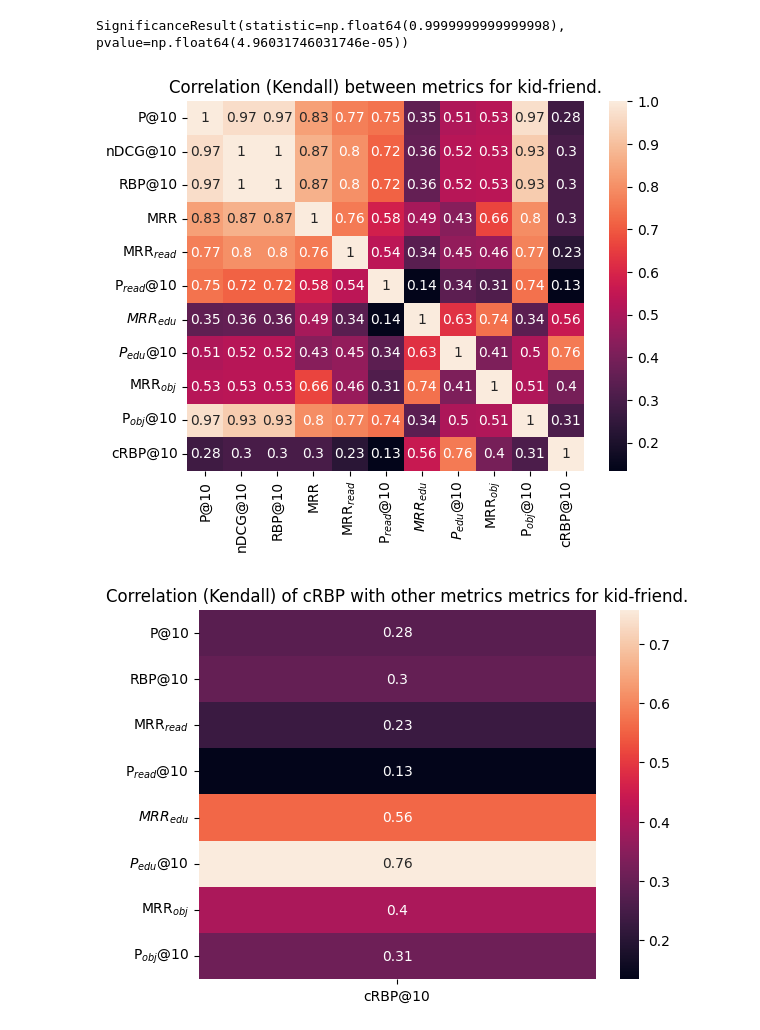
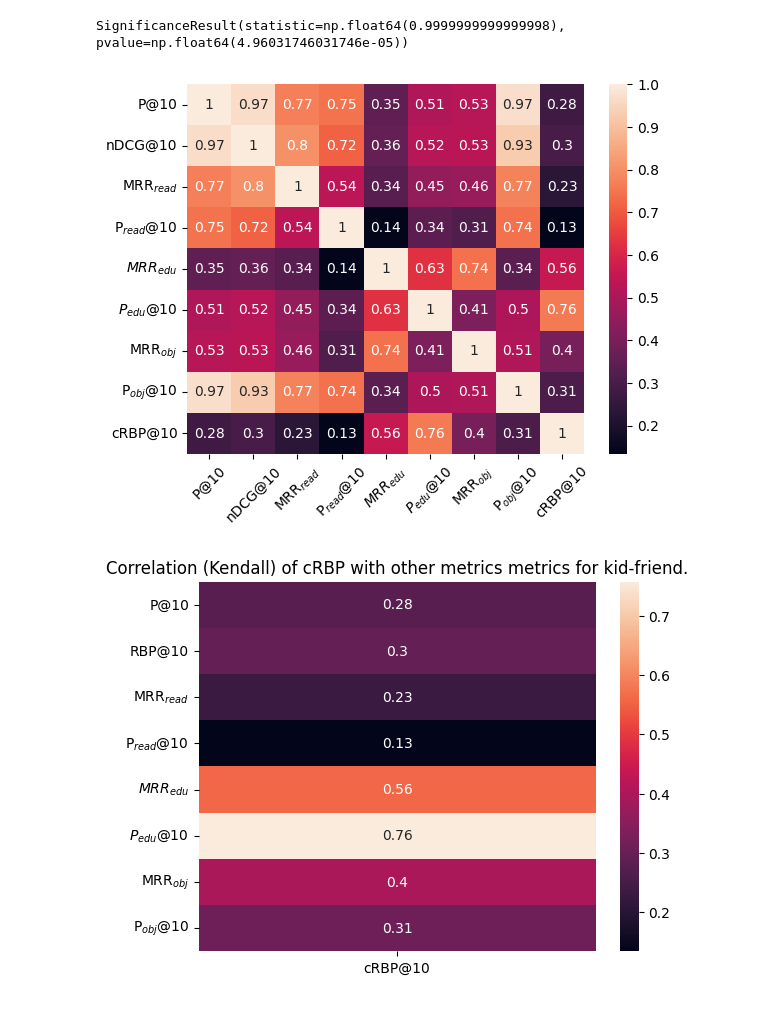
Before and after one commit to SOLandChildren/ChildCenteredEvaluation, a Jupyter notebook: code/evaluation.ipynb, the cells around one changed output. Saved outputs shown, nothing was run; the diff lists cells and outputs as text; code cells hidden in the pictures.

Commit message:
Added more visualisationa

```diff
--- a/code/evaluation.ipynb
+++ b/code/evaluation.ipynb
@@ -984,22 +984,25 @@ SignificanceResult(statistic=np.float64(0.9999999999999998), pvalue=np.float64(4
 # %%
 import seaborn as sns
 import pandas as pd
 import matplotlib.pyplot as plt
 %matplotlib inline
 
 # load the Auto dataset
-kf_results = pd.read_csv("results/kid-friend/eval_consolidated.csv")
-kf_results = kf_results.rename({"RR@10": "MRR", "RR(read)@10": "MRR$_{read}$", "RR(edu)@10": "$MRR_{edu}$", "RR(obj)@10":"MRR$_{obj}$", "P(read)@10": "P$_{read}$@10", "P(edu)@10": "$P_{edu}$@10", "P(obj)@10":"P$_{obj}$@10"}, axis=1)
+kf_results = pd.read_csv("results/kid-friend/eval_consolidated.csv").drop(["RBP@10", "RR@10"], axis=1)
+kf_results = kf_results.rename({"RR(read)@10": "MRR$_{read}$", "RR(edu)@10": "$MRR_{edu}$", "RR(obj)@10":"MRR$_{obj}$", "P(read)@10": "P$_{read}$@10", "P(edu)@10": "$P_{edu}$@10", "P(obj)@10":"P$_{obj}$@10"}, axis=1)
 
 # calculate the correlation matrix on the numeric columns
 kf_corr = kf_results.select_dtypes('number').corr(method="kendall")
 
 # plot the heatmap
-f = sns.heatmap(kf_corr, annot=True)
-plt.title("Correlation (Kendall) between metrics for kid-friend.")
+fig, ax = plt.subplots()
+f = sns.heatmap(kf_corr, annot=True, ax=ax)
+ax.tick_params(axis='x', rotation=45)
+# plt.title("Correlation (Kendall) between metrics for kid-friend.")
+plt.savefig("figures/kf_all_metrics_corr.pdf", dpi=300, bbox_inches="tight")
 plt.show()
 # %% [output]
-[figure, old version]
+[figure, new version]
 # %%
 import seaborn as sns
 import pandas as pd
```
Also changed, not shown: parts of 1 cell of this notebook, 3 other files.
